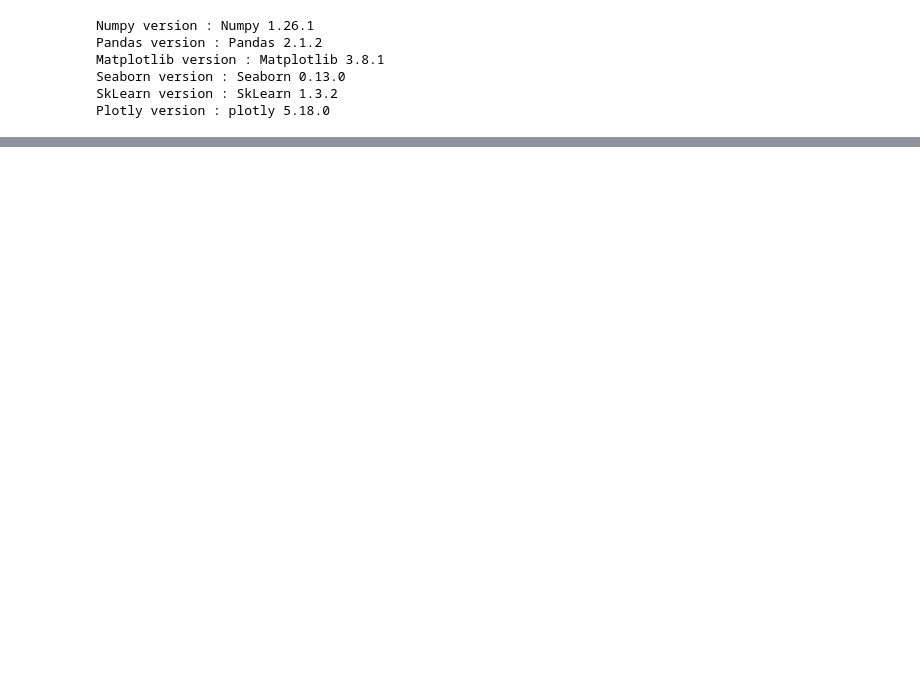
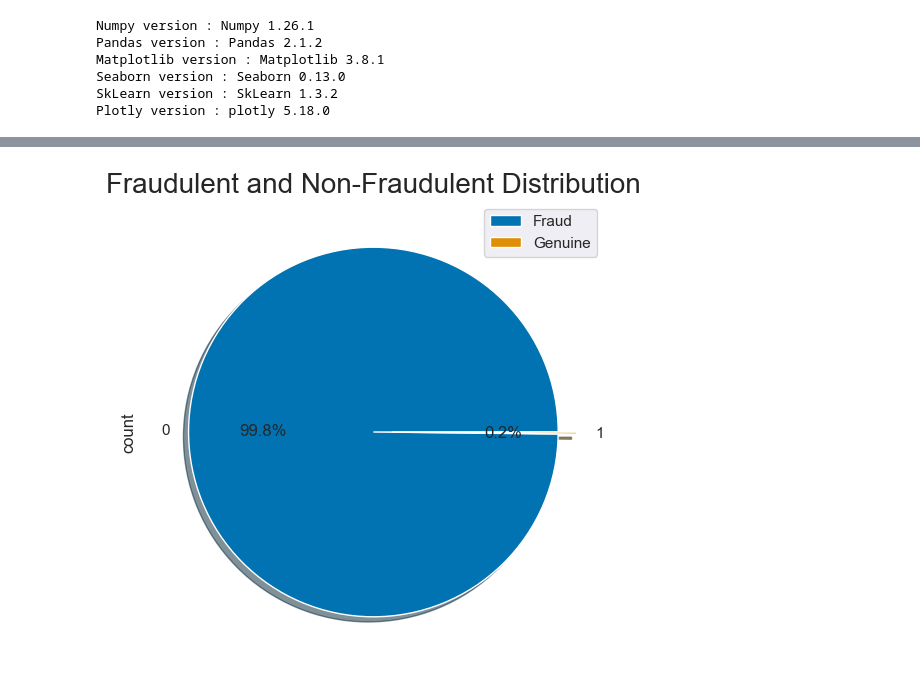
Before and after one commit to syntech-97/Fraud-Detection-Project, a Jupyter notebook: train_model.ipynb, the cells around one changed output, grey strips where cells are left out. Saved outputs shown, nothing was run; the diff lists cells and outputs as text; code cells hidden in the pictures; blank space fills up the shorter version.

```diff
--- a/train_model.ipynb
+++ b/train_model.ipynb
@@ -44,3 +39,9 @@ Matplotlib version : Matplotlib 3.8.1
 Seaborn version : Seaborn 0.13.0
 SkLearn version : SkLearn 1.3.2
 Plotly version : plotly 5.18.0
+# %%
+# Reading the data
+df = pd.read_csv('./creditcard.csv', encoding='latin-1')
+# %%
+# Converting the columns to lower case for better readability
+df.columns = df.columns.str.lower()
@@ -46,0 +123,12 @@ Plotly version : plotly 5.18.0
+# %%
+# Displaying the transaction distribution
+df["class"].value_counts().plot(kind='pie', explode=[0, 0.1],
+                                figsize=(6, 6), autopct='%1.1f%%', shadow=True)
+
+plt.title("Fraudulent and Non-Fraudulent Distribution", fontsize=20)
+
+plt.legend(["Fraud", "Genuine"])
+
+plt.show()
+# %% [output]
+[figure, added]
```
Also changed, not shown: parts of 40 cells of this notebook.
